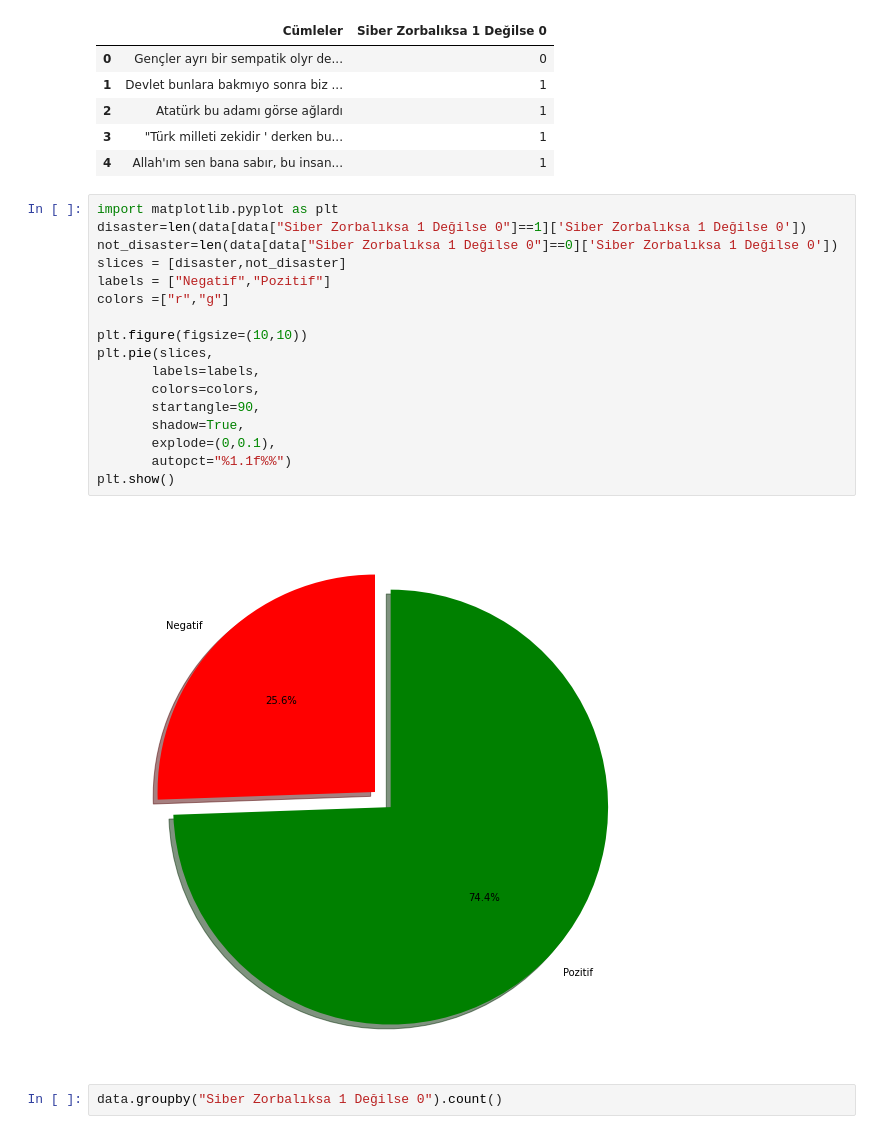
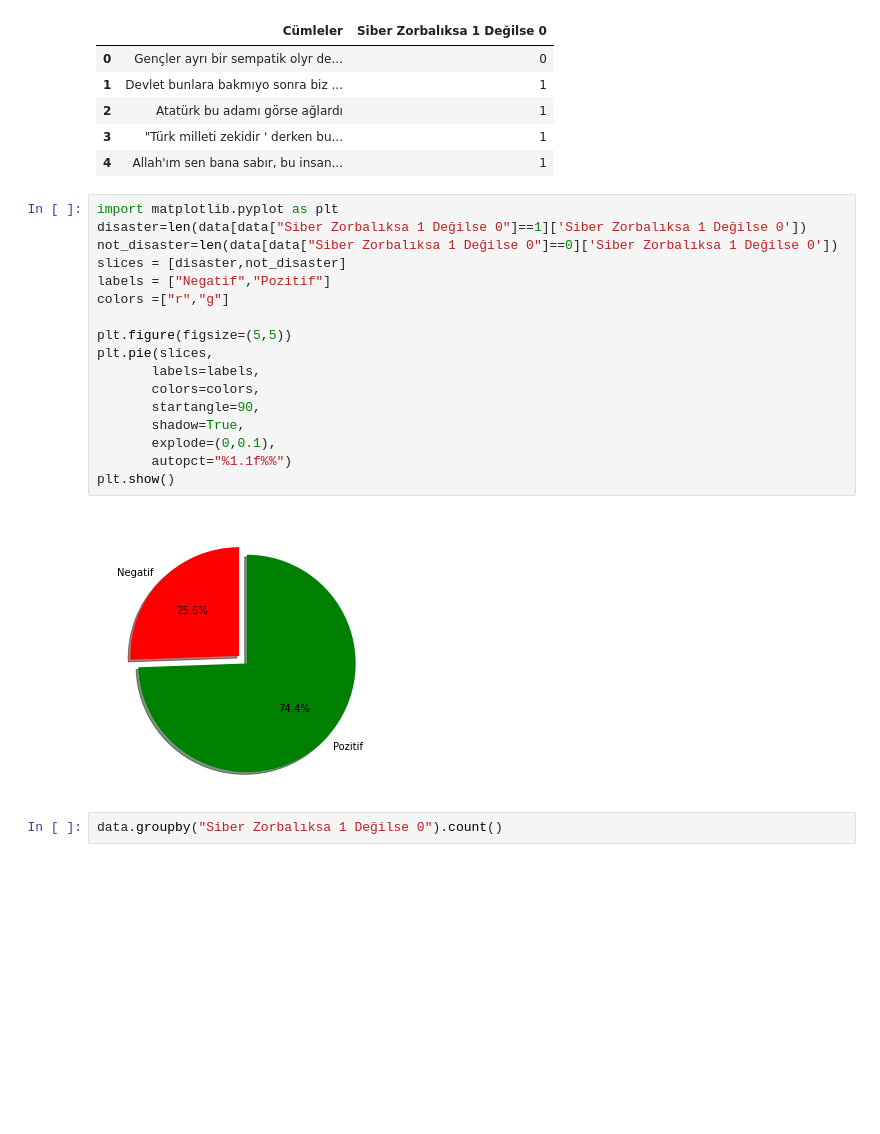
Before and after one commit to almilasultantas/NLP-Bitirme-Projesi, a Jupyter notebook: NLP.ipynb, the cells around one changed output. Drawn from its saved outputs; the diff is of its cells as text; blank space fills up the shorter version.

```diff
--- a/NLP.ipynb
+++ b/NLP.ipynb
@@ -28,22 +28,22 @@ data.head()
 # %%
 import matplotlib.pyplot as plt
 disaster=len(data[data["Siber Zorbalıksa 1 Değilse 0"]==1]['Siber Zorbalıksa 1 Değilse 0'])
 not_disaster=len(data[data["Siber Zorbalıksa 1 Değilse 0"]==0]['Siber Zorbalıksa 1 Değilse 0'])
 slices = [disaster,not_disaster]
 labels = ["Negatif","Pozitif"]
 colors =["r","g"]
 
-plt.figure(figsize=(10,10))
+plt.figure(figsize=(5,5))
 plt.pie(slices,
        labels=labels,
        colors=colors,
        startangle=90,
        shadow=True,
        explode=(0,0.1),
        autopct="%1.1f%%")
 plt.show()
 # %% [output]
-[figure, old version]
+[figure, new version]
 # %%
 data.groupby("Siber Zorbalıksa 1 Değilse 0").count()
 # %% [output]
```
